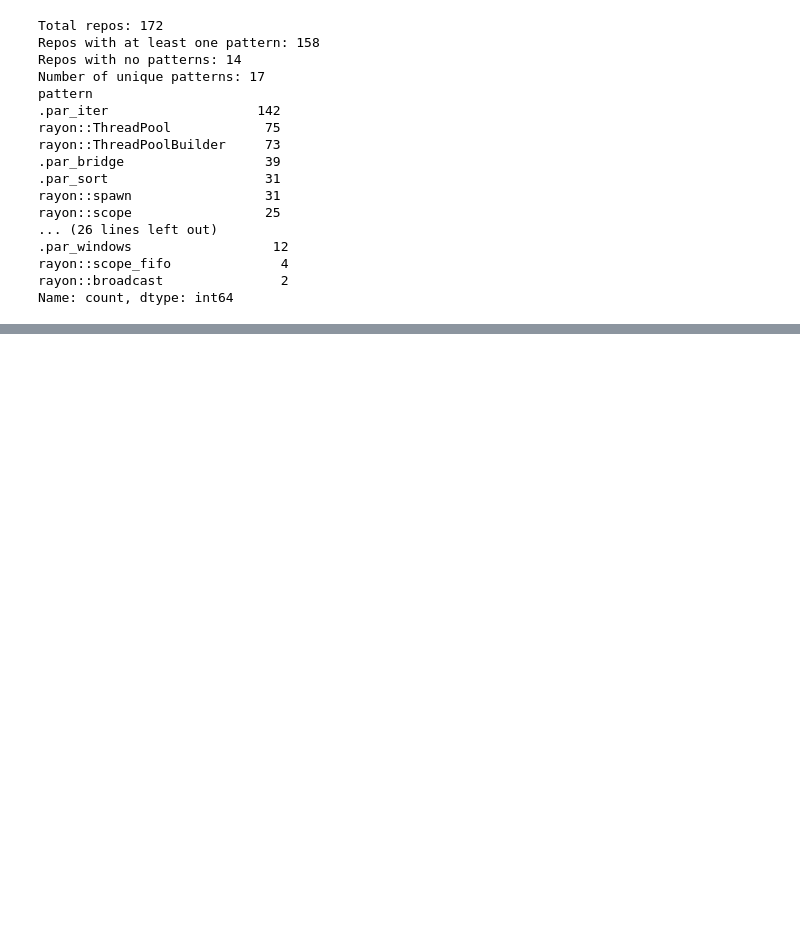
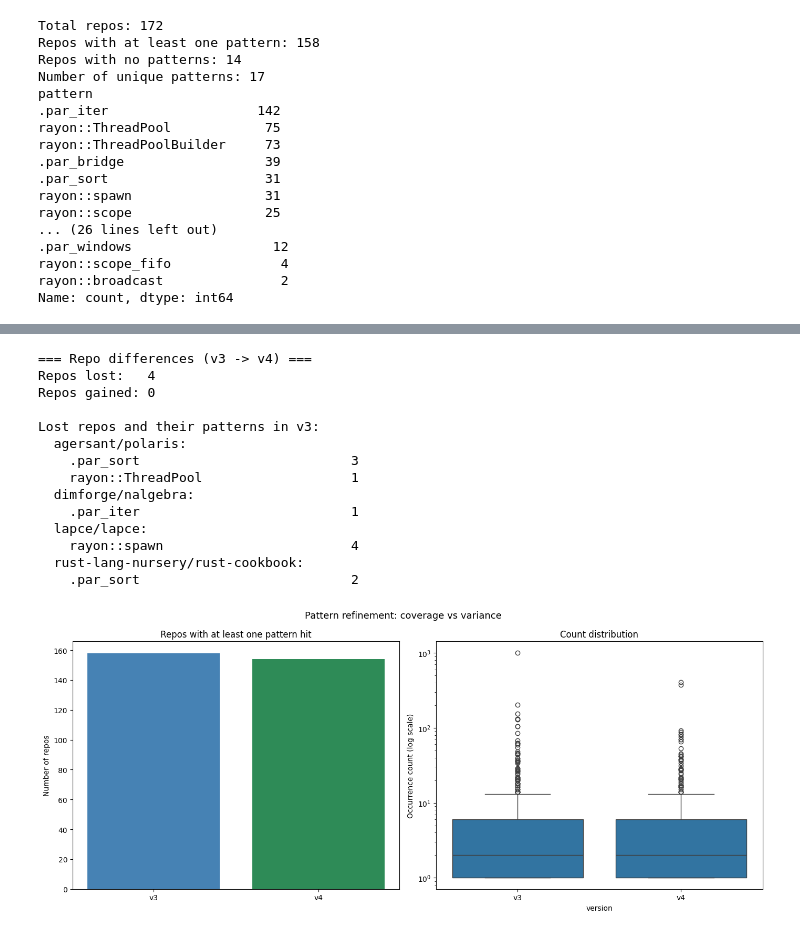
Before and after one commit to Fedrickropr/rayon-triage, a Jupyter notebook: notebook/rayon_analysis.ipynb, the cells around one changed output, grey strips where cells are left out. Cells and saved outputs as stored; diff of their text form; code cells hidden in the pictures; blank space fills up the shorter version.

```diff
--- a/notebook/rayon_analysis.ipynb
+++ b/notebook/rayon_analysis.ipynb
@@ -111,0 +243,18 @@ compare_runs()
+# %%
+effectiveness_comparison(3, 4)
+# %% [output]
+=== Repo differences (v3 -> v4) ===
+Repos lost:   4
+Repos gained: 0
+
+Lost repos and their patterns in v3:
+  agersant/polaris:
+    .par_sort                           3
+    rayon::ThreadPool                   1
+  dimforge/nalgebra:
+    .par_iter                           1
+  lapce/lapce:
+    rayon::spawn                        4
+  rust-lang-nursery/rust-cookbook:
+    .par_sort                           2
+[figure, added]
```
Also changed, not shown: parts of 12 cells of this notebook, 12 other files.
